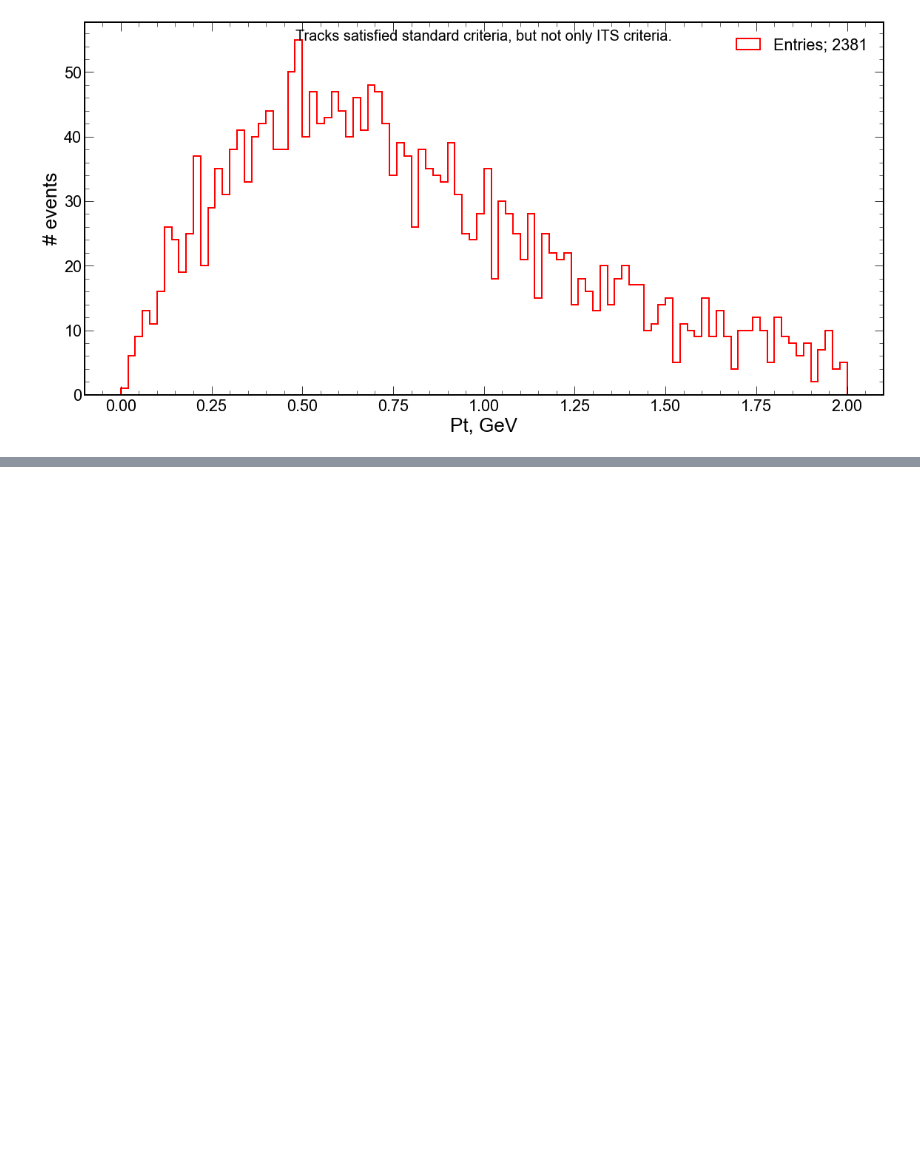
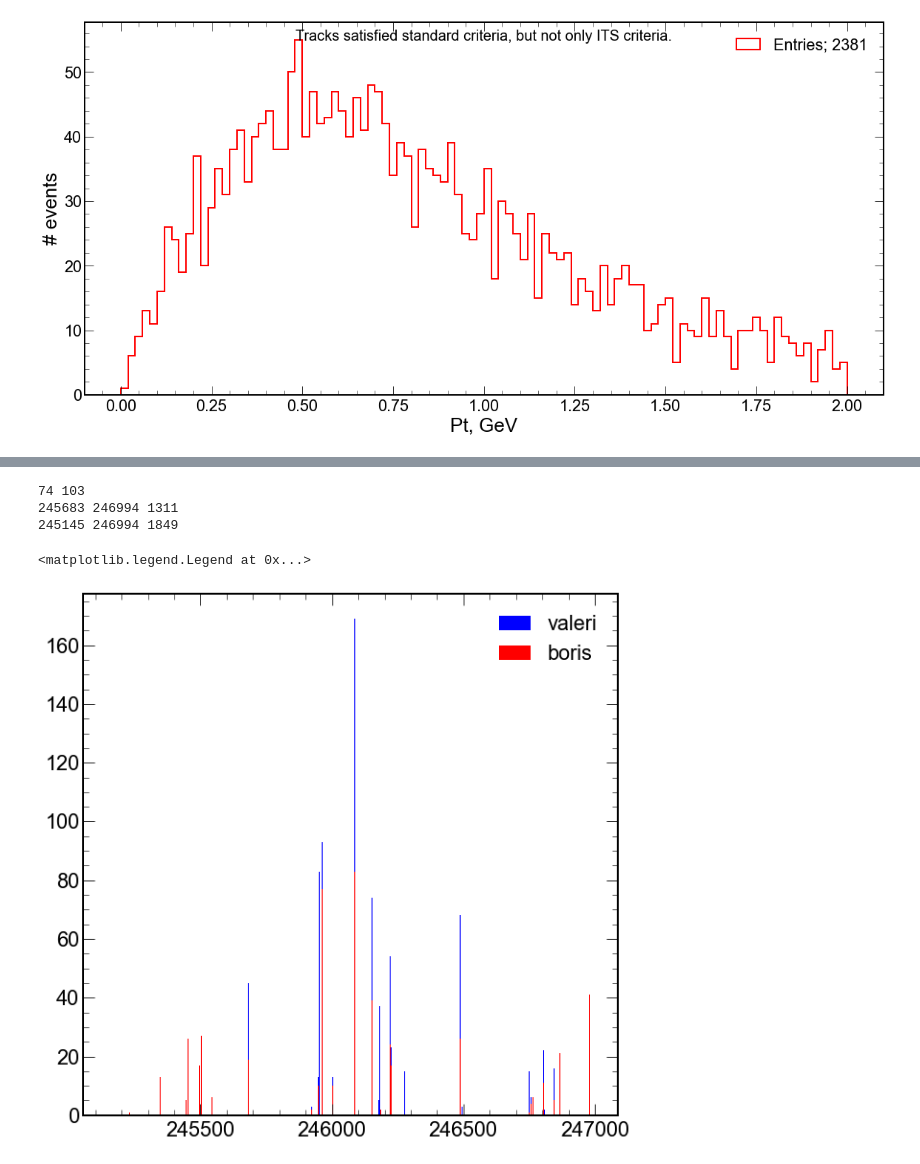
Before and after one commit to bdrum/cern-physics, a Jupyter notebook: notebooks/RhoPrime.ipynb, the cells around one changed output, grey strips where cells are left out. Cells and saved outputs as stored; diff of their text form; code cells hidden in the pictures; blank space fills up the shorter version.

```diff
--- a/notebooks/RhoPrime.ipynb
+++ b/notebooks/RhoPrime.ipynb
@@ -492,0 +513,18 @@ ax.legend()
+# %%
+# my data
+GoodEvents = GetGoodEvents()
+
+pxg = data['T_Px'][select][GoodEvents]
+pyg = data['T_Py'][select][GoodEvents]
+pt = np.sqrt(pxg.sum()**2  + pyg.sum()**2)
+
+RunNum = data['RunNum'][GoodEvents][pt<0.15]
+PeriodNumber = data['PeriodNumber'][GoodEvents][pt<0.15]
+OrbitNumber = data['OrbitNumber'][GoodEvents][pt<0.15]
+BunchCrossNumber = data['BunchCrossNumber'][GoodEvents][pt<0.15]
+dd = {"RunNum" : RunNum, "PeriodNumber":PeriodNumber, "OrbitNumber":OrbitNumber, "BunchCrossNumber":BunchCrossNumber}
+myData = pd.DataFrame(dd)
+
+pt = pt[pt<0.15]
+myData.insert(4, "Pt", pt)
+myData
@@ -492,0 +545,29 @@ ax.legend()
+# %%
+print(len(np.unique(valeri['RunNum'])), len(np.unique(myData['RunNum'])))
+
+set(valeri['RunNum']) - set(myData['RunNum'])
+
+# plt.hist(valeri['RunNum'])
+# plt.hist(myData['RunNum'])
+
+# colors = ['red', 'lime']
+# ax0.hist(x, n_bins, density=True, histtype='bar', color=colors, label=colors)
+# ax0.legend(prop={'size': 10})
+# ax0.set_title('bars with legend')
+val = valeri['RunNum'].to_numpy(dtype=np.int)
+my = myData['RunNum'].to_numpy(dtype=np.int)
+
+print(min(val), max(val), max(val) - min(val))
+print(min(my), max(my), max(my) - min(my))
+
+bins = np.linspace(245145, 246994,1849)
+plt.style.use(hep.style.ROOT)
+plt.hist(valeri['RunNum'],bins,label='valeri', color='blue')
+plt.hist(myData['RunNum'],bins,label='boris',color='red')
+plt.legend()
+# %% [output]
+74 103
+245683 246994 1311
+245145 246994 1849
+<matplotlib.legend.Legend at 0x...>
+[figure, added]
```
Also changed, not shown: parts of 14 cells of this notebook.
